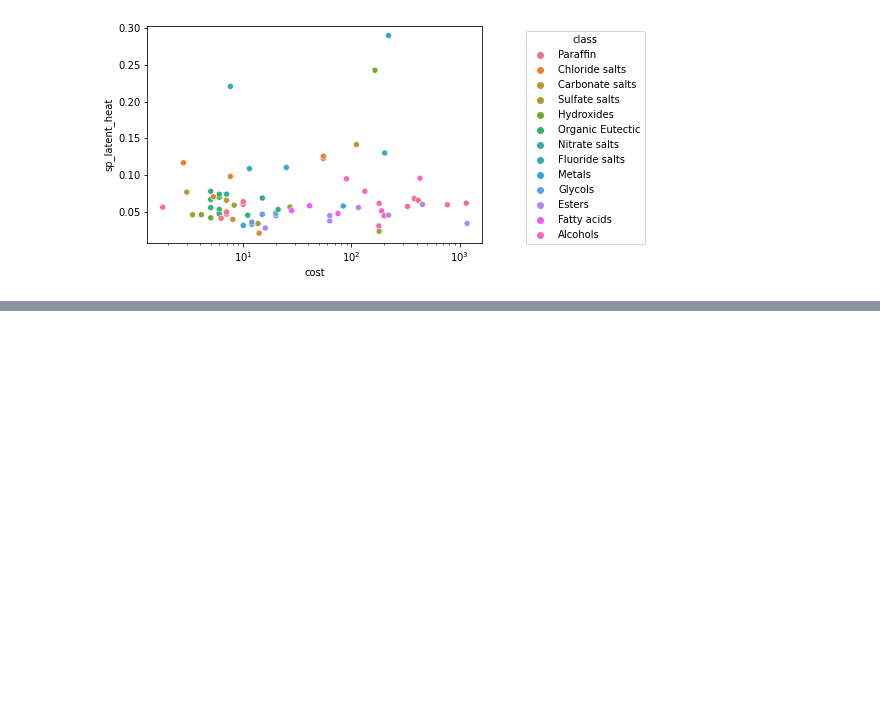
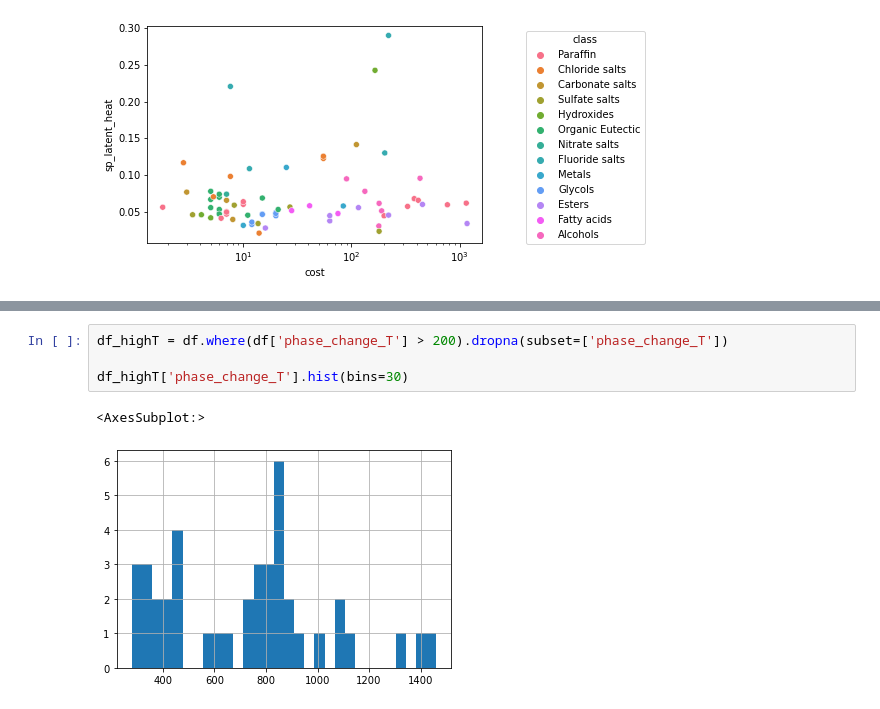
Before and after one commit to energy-storage-analysis/LDES-Survey, a Jupyter notebook: pdf_data/alva/analysis.ipynb, the cells around one changed output, grey strips where cells are left out. Cells and saved outputs as stored; diff of their text form; blank space fills up the shorter version.

```diff
--- a/pdf_data/alva/analysis.ipynb
+++ b/pdf_data/alva/analysis.ipynb
@@ -142,0 +150,7 @@ plt.gca().get_legend().set_bbox_to_anchor([0,0,1.5,1])
+# %%
+df_highT = df.where(df['phase_change_T'] > 200).dropna(subset=['phase_change_T'])
+
+df_highT['phase_change_T'].hist(bins=30)
+# %% [output]
+<AxesSubplot:>
+[figure, added]
```
Also changed, not shown: parts of 3 cells of this notebook, 1 other file.
